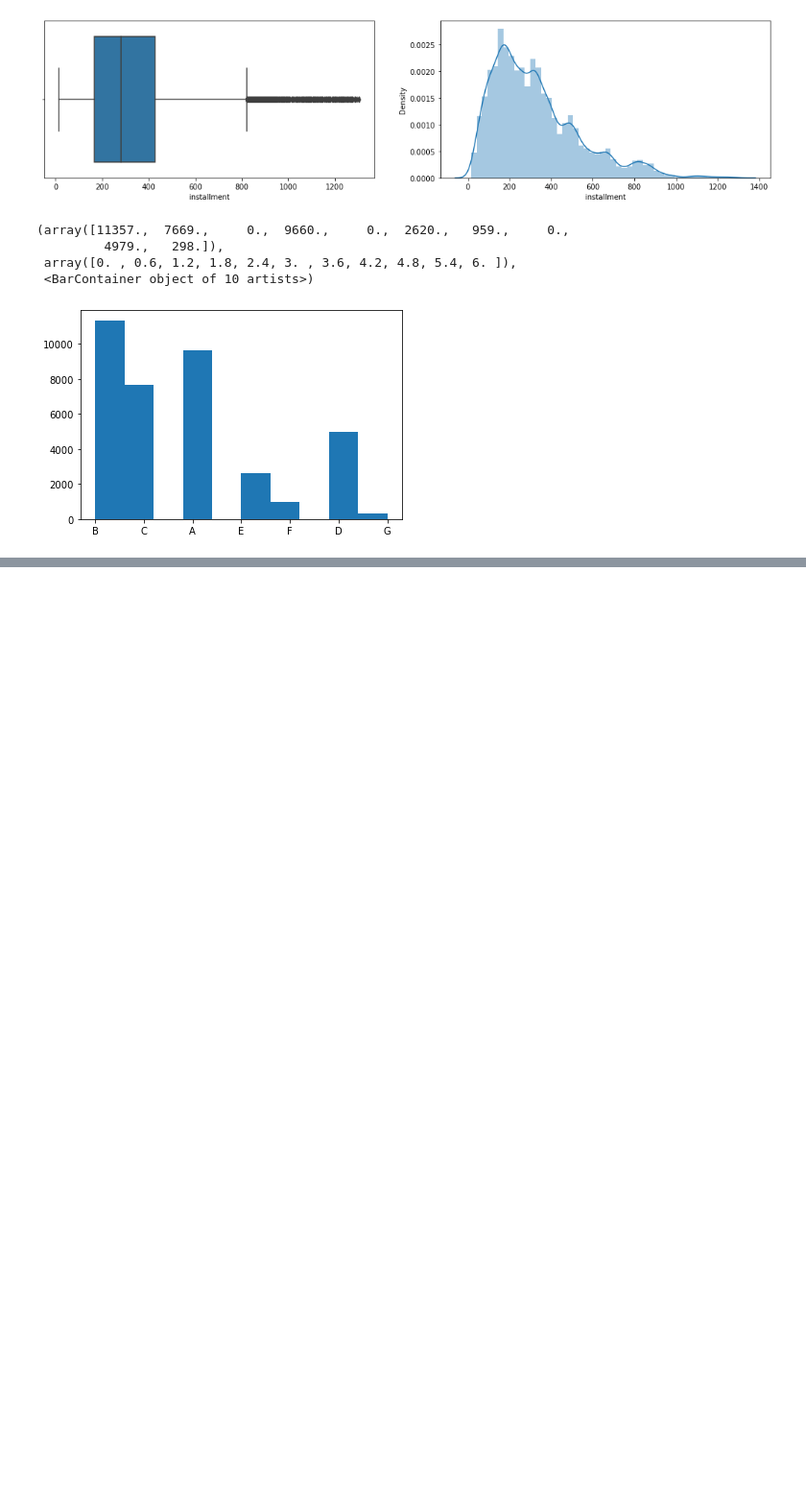
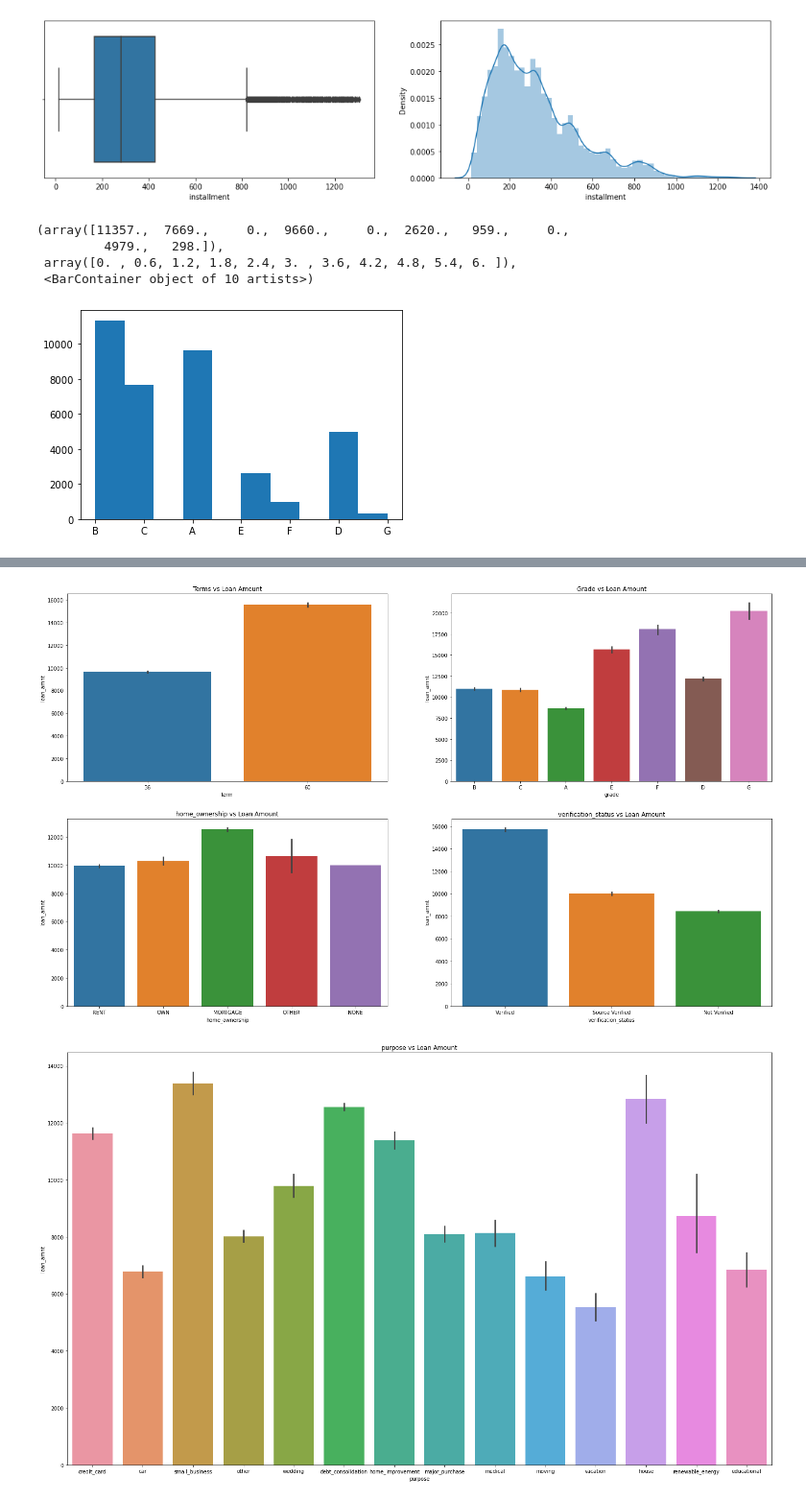
Before and after one commit to ravi2106shekhar/LendingClubCaseStudy, a Jupyter notebook: Ravi_Shekhar.ipynb, the cells around one changed output, grey strips where cells are left out. Shown at 96% size. Saved outputs shown, nothing was run; the diff lists cells and outputs as text; code cells hidden in the pictures; blank space fills up the shorter version.

```diff
--- a/Ravi_Shekhar.ipynb
+++ b/Ravi_Shekhar.ipynb
@@ -396,0 +412,30 @@ Name: verification_status, dtype: float64
+# %%
+##Segmented univatient analysis
+
+## here will do segmented univariant analyis of Loan amount
+plt.figure(figsize=(25,15))
+plt.subplot(2,2,1)
+plt.title('Terms vs Loan Amount')
+sns.barplot(x=loan_redord_anyls4.term,y=loan_redord_anyls4.loan_amnt,data=loan_redord_anyls4,estimator=np.mean)
+plt.subplot(2,2,2)
+plt.title('Grade vs Loan Amount')
+sns.barplot(x=loan_redord_anyls4.grade,y=loan_redord_anyls4.loan_amnt,data=loan_redord_anyls4,estimator=np.mean)
+plt.subplot(2,2,3)
+plt.title('home_ownership vs Loan Amount')
+sns.barplot(x=loan_redord_anyls4.home_ownership,y=loan_redord_anyls4.loan_amnt,data=loan_redord_anyls4,estimator=np.mean)
+plt.subplot(2,2,4)
+plt.title('verification_status vs Loan Amount')
+sns.barplot(x=loan_redord_anyls4.verification_status,y=loan_redord_anyls4.loan_amnt,data=loan_redord_anyls4,estimator=np.mean)
+
+plt.figure(figsize=(25,15))
+plt.title('purpose vs Loan Amount')
+sns.barplot(x=loan_redord_anyls4.purpose,y=loan_redord_anyls4.loan_amnt,data=loan_redord_anyls4,estimator=np.mean)
+
+plt.show()
+
+## Higher amount given for 60 months terms  and for grade G higher amount is taken
+## Mortage category taken higher loan amount and verified customer have higher loan amoutn
+## higher loan taken for credit card ,house, small business
+# %% [output]
+[figure, added]
+[figure, added]
```
Also changed, not shown: parts of 14 cells of this notebook.
